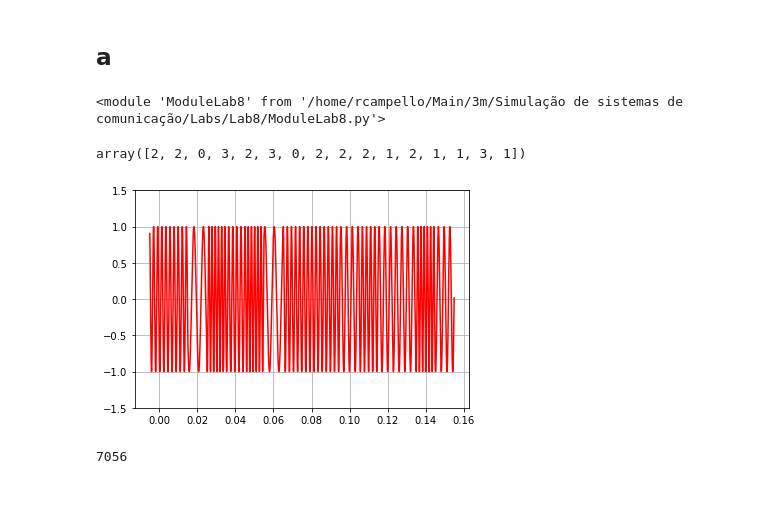
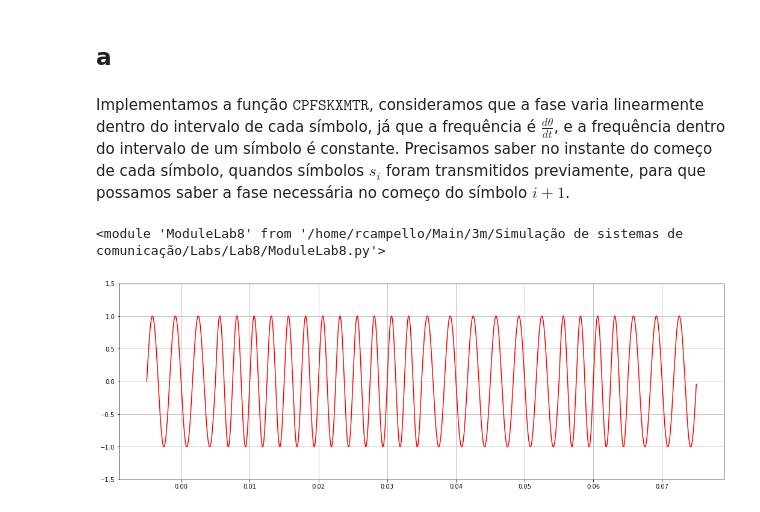
Before and after one commit to rafaelmcam/PeterMathysCommunicationsLab, a Jupyter notebook: Lab8/Lab8.ipynb, the cells around one changed output. Cells and saved outputs as stored; diff of their text form; code cells hidden in the pictures.

```diff
--- a/Lab8/Lab8.ipynb
+++ b/Lab8/Lab8.ipynb
@@ -911,34 +911,26 @@ FB 900 f0 2900 f1 3700, ans = The Barbie doll was named after Barbie Handler, a
 # E3
 # %% [markdown]
 ## a
+# %% [markdown]
+Implementamos a função $\texttt{CPFSKXMTR}$, consideramos que a fase varia linearmente dentro do intervalo de cada símbolo, já que a frequência é $\frac{d\theta}{dt}$, e a frequência dentro do intervalo de um símbolo é constante. Precisamos saber no instante do começo de cada símbolo, quandos símbolos $s_i$ foram transmitidos previamente, para que possamos saber a fase necessária no começo do símbolo $i + 1$.
 # %%
 reload(ModuleLab8)
 # %% [output]
 <module 'ModuleLab8' from '/home/rcampello/Main/3m/Simulação de sistemas de comunicação/Labs/Lab8/ModuleLab8.py'>
 # %%
-M = 4
+M = 2
 FB = 100
-# data = np.array([0, 1, 1, 1, 0, 0, 1, 0])
-data = np.random.randint(0, M, size = 16)
-data = np.array([2, 2, 0, 3, 2, 3, 0, 2, 2, 2, 1, 2, 1, 1, 3, 1])
+data = np.array([0, 1, 1, 1, 0, 0, 1, 0])
+# data = np.array([2, 2, 0, 3, 2, 3, 0, 2, 2, 2, 1, 2, 1, 1, 3, 1])
 
 dn = comsig.sigSequ(data, FB = FB)
-# %%
-data
-# %% [output]
-array([2, 2, 0, 3, 2, 3, 0, 2, 2, 2, 1, 2, 1, 1, 3, 1])
 # %%
-sig_xt = ModuleLab8.cpfskxmtr(M, dn, 44100, 'rect', [], [202, 131])
+sig_xt = ModuleLab8.cpfskxmtr(M, dn, 44100, 'rect', [], [300, 100])
 # %%
+plt.figure(figsize=(18, 6))
 plt.ylim([-1.5, 1.5])
 plt.grid()
-# for i in range(1, data.size):
-#     plt.plot([(i - 1.5) * int(Fs / FB) for j in range(10)], np.linspace(-1, 1, 10))
 plt.plot(sig_xt.timeAxis(), sig_xt.signal(), color = "red")
 plt.show()
 # %% [output]
-[figure, old version]
+[figure, new version]
-# %%
-sig_xt.timeAxis().size
-# %% [output]
-7056
```
Also changed, not shown: parts of 74 cells of this notebook, 2 other files.
